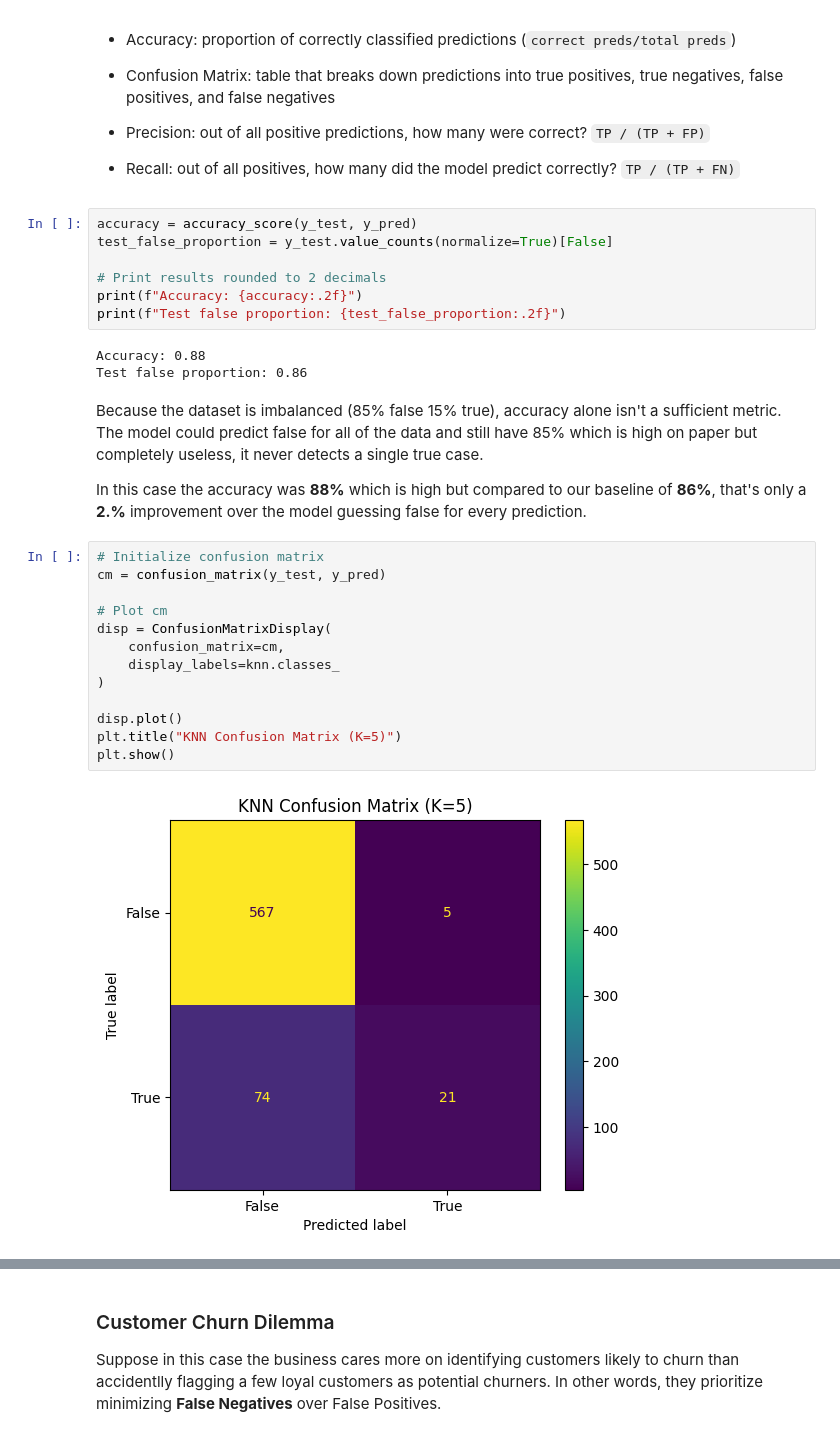
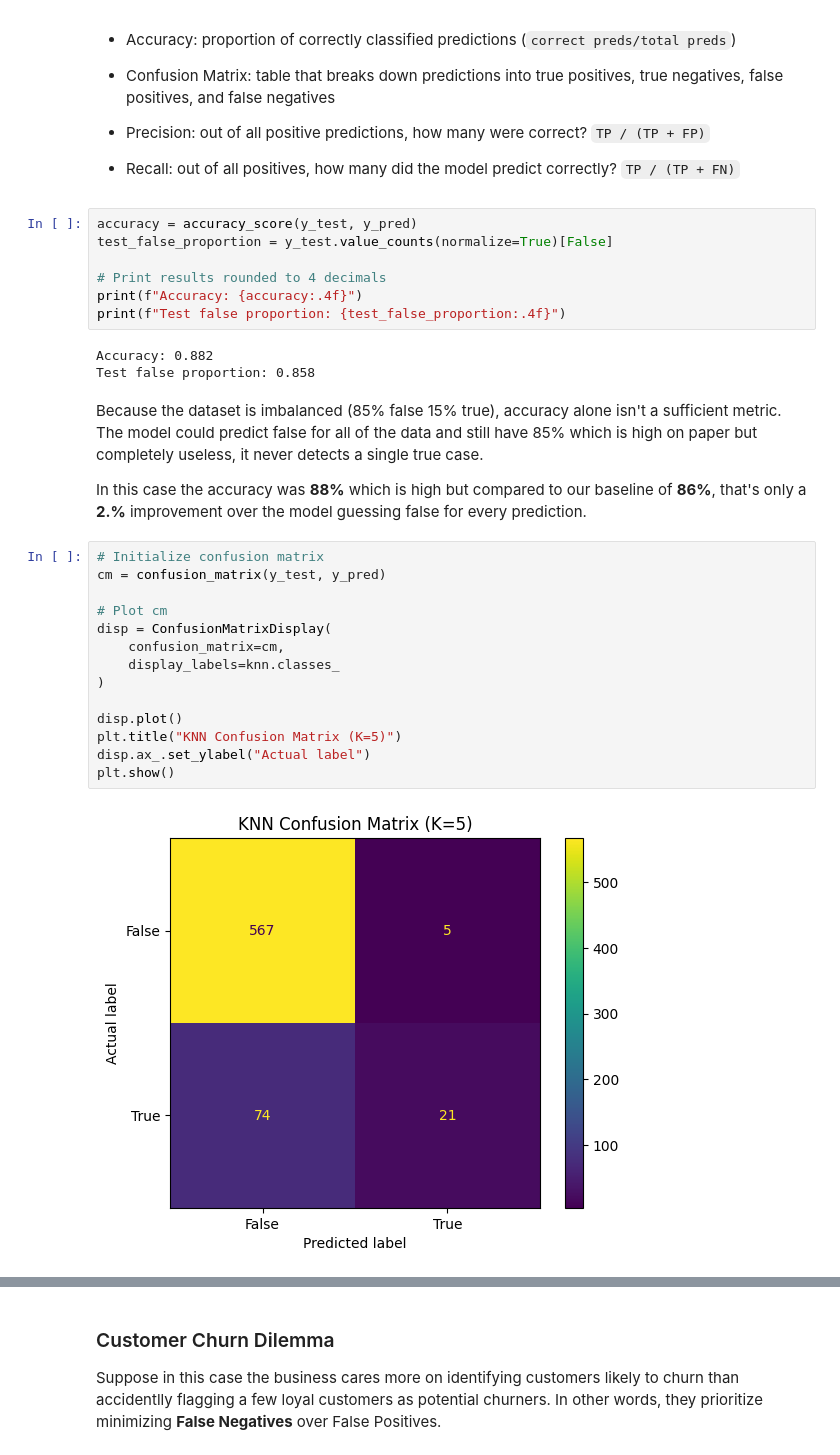
Before and after one commit to notduey/ChurnML, a Jupyter notebook: notebooks/level_1/task_3/task_3_knn_classifier.ipynb, the cells around one changed output, grey strips where cells are left out. Drawn from its saved outputs; the diff is of its cells as text.

Commit message:
finish L2T1 and universalize notebook output decimal roundings

```diff
--- a/notebooks/level_1/task_3/task_3_knn_classifier.ipynb
+++ b/notebooks/level_1/task_3/task_3_knn_classifier.ipynb
@@ -127,12 +129,12 @@ For this classification task, we use:
 accuracy = accuracy_score(y_test, y_pred)
 test_false_proportion = y_test.value_counts(normalize=True)[False]
 
-# Print results rounded to 2 decimals
-print(f"Accuracy: {accuracy:.2f}")
-print(f"Test false proportion: {test_false_proportion:.2f}")
+# Print results rounded to 4 decimals
+print(f"Accuracy: {accuracy:.4f}")
+print(f"Test false proportion: {test_false_proportion:.4f}")
 # %% [output]
-Accuracy: 0.88
-Test false proportion: 0.86
+Accuracy: 0.882
+Test false proportion: 0.858
 # %% [markdown]
 Because the dataset is imbalanced (85% false 15% true), accuracy alone isn't a sufficient metric. The model could predict false for all of the data and still have 85% which is high on paper but completely useless, it never detects a single true case.
 
@@ -140,18 +142,19 @@ In this case the accuracy was **88%** which is high but compared to our baseline
 # %%
 # Initialize confusion matrix
 cm = confusion_matrix(y_test, y_pred)
 
 # Plot cm
 disp = ConfusionMatrixDisplay(
     confusion_matrix=cm,
     display_labels=knn.classes_
 )
 
 disp.plot()
 plt.title("KNN Confusion Matrix (K=5)")
+disp.ax_.set_ylabel("Actual label")
 plt.show()
 # %% [output]
-[figure, old version]
+[figure, new version]
 # %% [markdown]
 The results from the confusion matrix:
 
```
Also changed, not shown: parts of 6 cells of this notebook, 1 other file.
